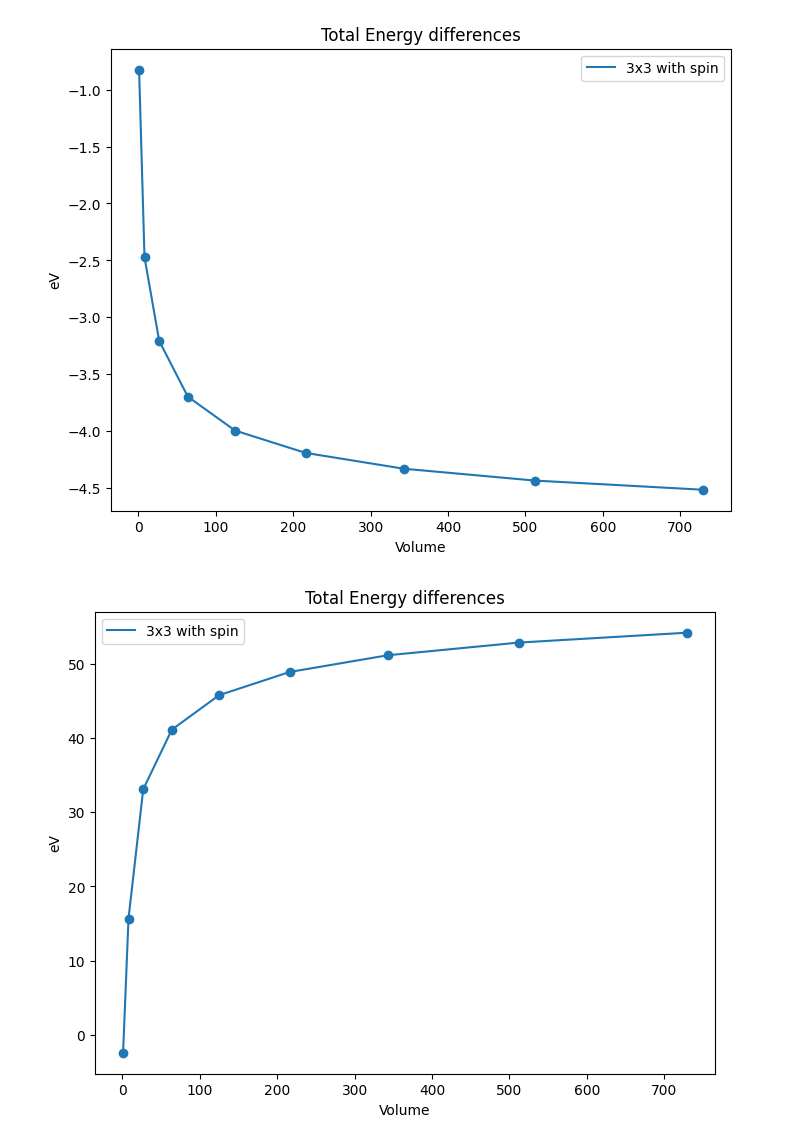
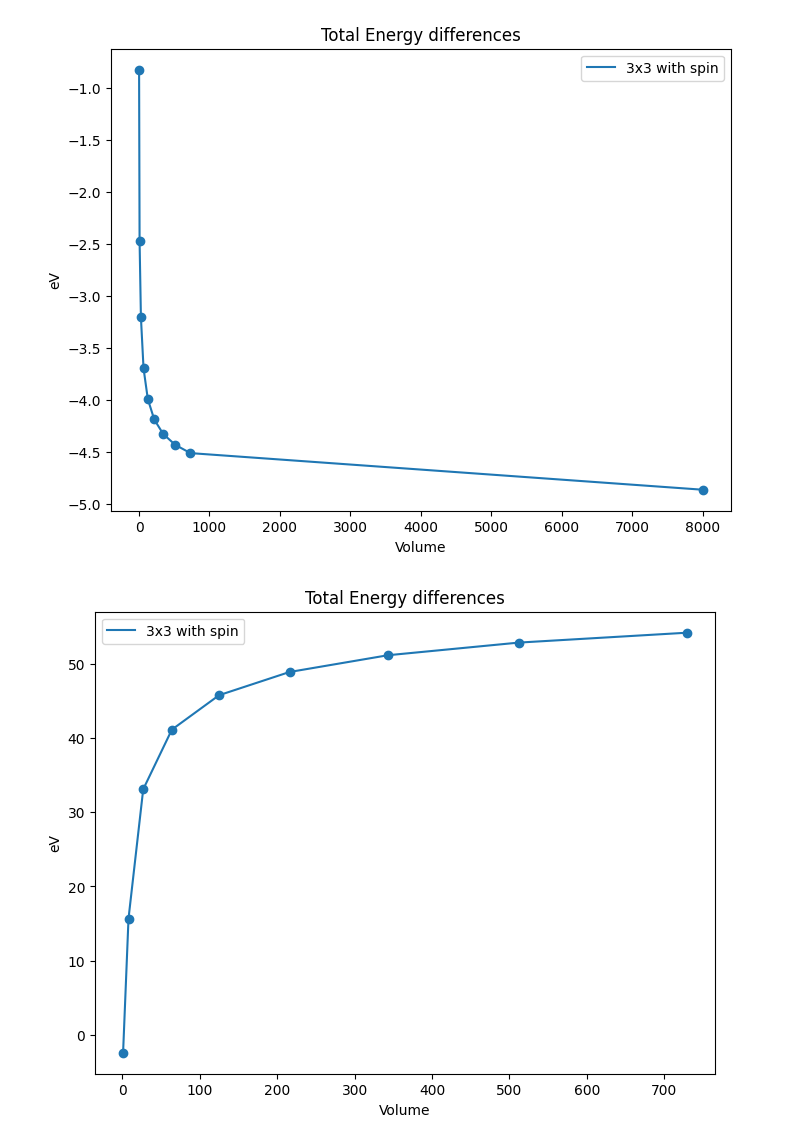
Before and after one commit to rjguo1208/potcorr, a Jupyter notebook: plot_Na_atom.ipynb, the cells around one changed output. Drawn from its saved outputs; the diff is of its cells as text; code cells hidden in the pictures.

```diff
--- a/plot_Na_atom.ipynb
+++ b/plot_Na_atom.ipynb
@@ -5,34 +5,35 @@ Ry2eV = 13.6
 # %%
 detot= np.array([-0.060660,
 -0.181814,
 -0.235824,
 -0.271851,
 -0.293713,
 -0.308137,
 -0.318366,
 -0.326003,
--0.331922])*Ry2eV
+-0.331922,
+-0.357829])*Ry2eV
 
-x=np.array([1,2,3,4,5,6,7,8,9])
+x=np.array([1,2,3,4,5,6,7,8,9,20])
 
 fig,ax = plt.subplots(figsize = (8,6), dpi = 100)
 #ax.plot(1/dtote_gamma_x[::-1]**2,dtote_gamma[::-1], label='Gamma only')
 #ax.plot(1/dtote_3x3_x[::-1]**2,dtote_3x3[::-1], label = '3x3 w/o spin')
 ax.plot(x**3,detot, label='3x3 with spin')
 #ax.scatter(1/dtote_gamma_x[::-1]**2,dtote_gamma[::-1])
 #ax.scatter(1/dtote_3x3_x[::-1]**2,dtote_3x3[::-1])
 ax.scatter(x**3,detot)
 
 plt.ylabel('eV')
 plt.xlabel('Volume')
 plt.title('Total Energy differences')
 plt.legend()
 
-#plt.xlim(0,0.2)
+#plt.xlim(0,0.02)
 #plt.ylim(17, 18)
 plt.show()
 # %% [output]
-[figure, old version]
+[figure, new version]
 # %%
 dehart= np.array([ -0.178,
 1.1517,
```
